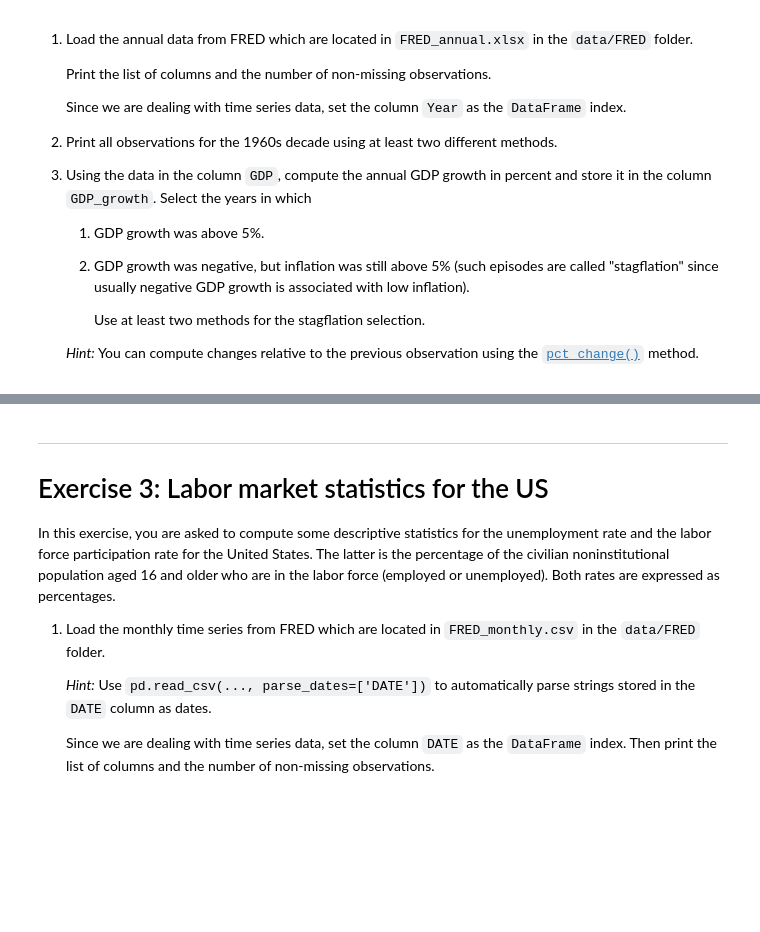
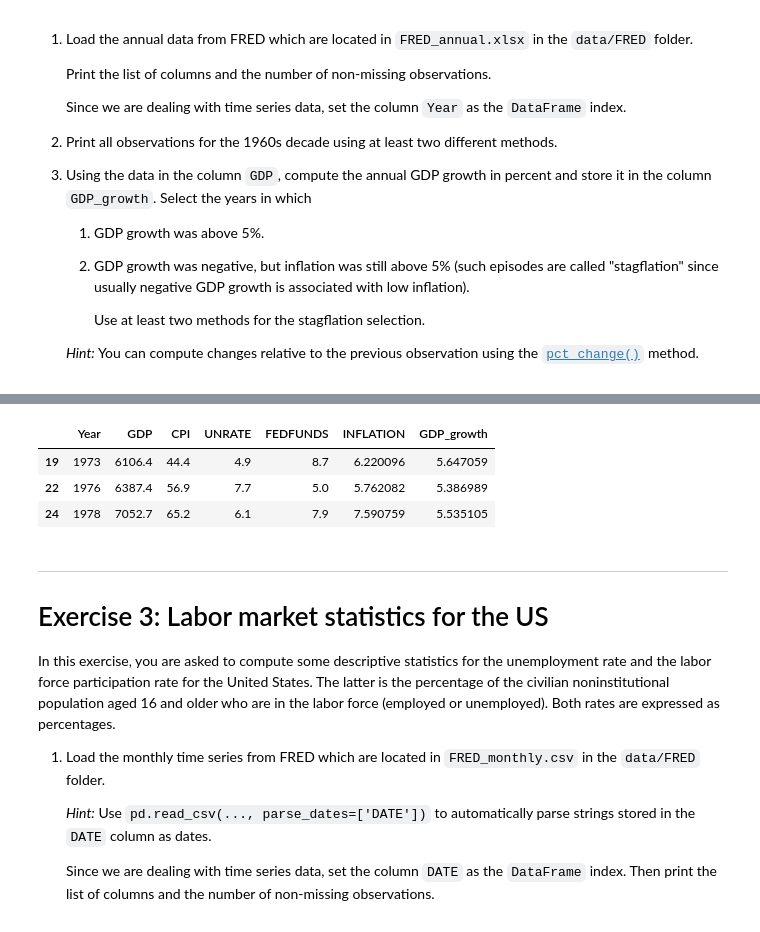
Before and after one commit to mariushemp/TECH2-H26, a Jupyter notebook: workshops/workshop2/workshop2-MHP.ipynb, the cells around one changed output, grey strips where cells are left out. Saved outputs shown, nothing was run; the diff lists cells and outputs as text; code cells hidden in the pictures; blank space fills up the shorter version.

```diff
--- a/workshops/workshop2/workshop2-MHP.ipynb
+++ b/workshops/workshop2/workshop2-MHP.ipynb
@@ -174,3 +234,10 @@ In this exercise, you are asked to select subsets of macroeconomic data for the
+# %%
+df.query('GDP_growth>=5.0 & INFLATION > 5')
+# %% [output]
+|  | Year | GDP | CPI | UNRATE | FEDFUNDS | INFLATION | GDP_growth |
+| 19 | 1973 | 6106.4 | 44.4 | 4.9 | 8.7 | 6.220096 | 5.647059 |
+| 22 | 1976 | 6387.4 | 56.9 | 7.7 | 5.0 | 5.762082 | 5.386989 |
+| 24 | 1978 | 7052.7 | 65.2 | 6.1 | 7.9 | 7.590759 | 5.535105 |
 # %% [markdown]
 ***
 # Exercise 3: Labor market statistics for the US
```
Also changed, not shown: parts of 41 cells of this notebook, 1 other file.
